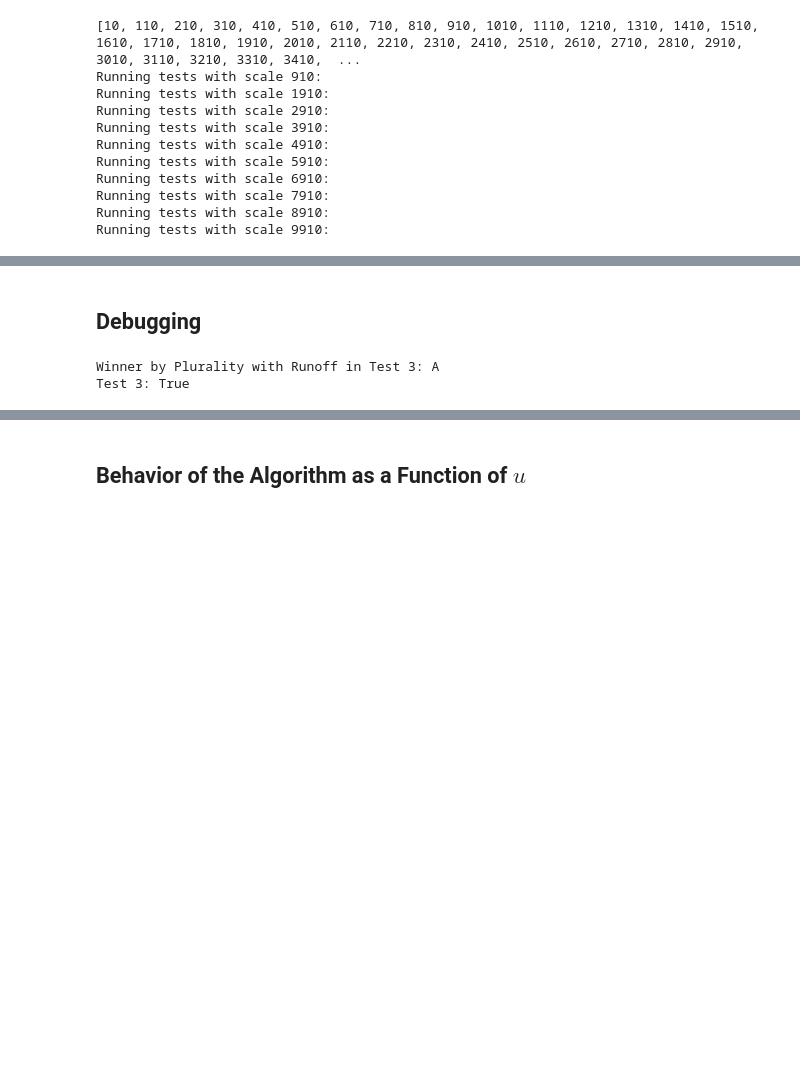
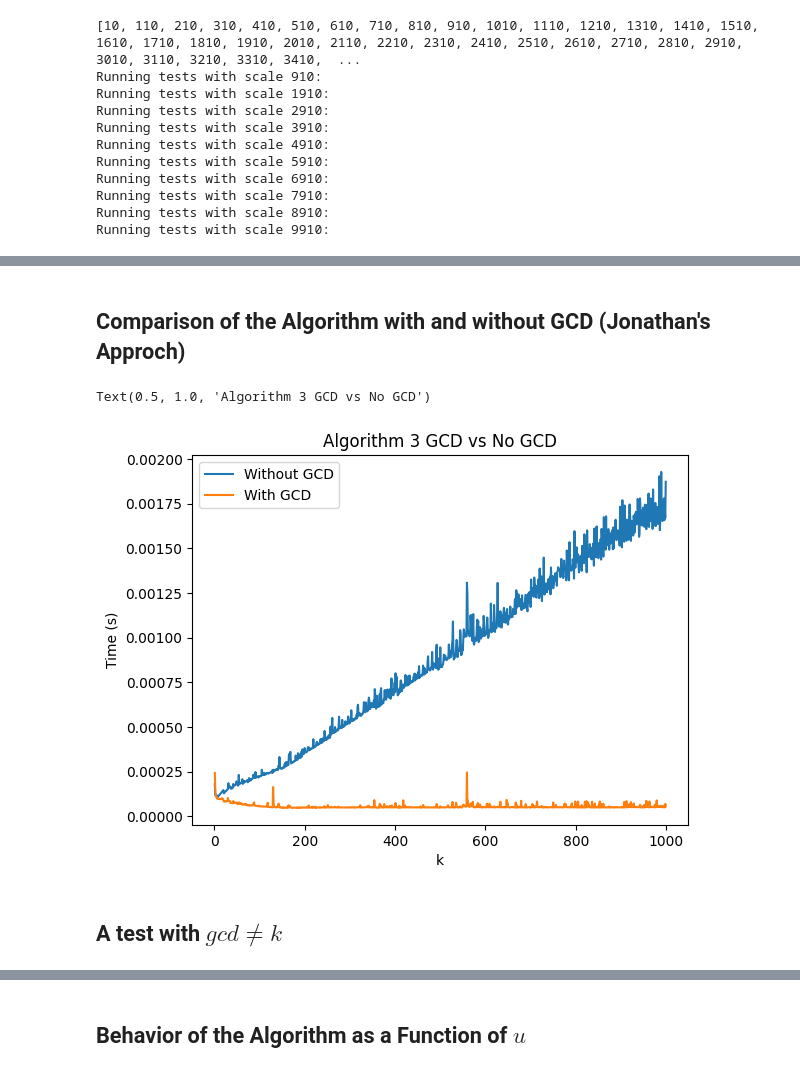
Before and after one commit to jonkouch/social_choice_project, a Jupyter notebook: code/alg_3.ipynb, the cells around one changed output, grey strips where cells are left out. Saved outputs shown, nothing was run; the diff lists cells and outputs as text; code cells hidden in the pictures; blank space fills up the shorter version.

Commit message:
added test where scale is not gcd

```diff
--- a/code/alg_3.ipynb
+++ b/code/alg_3.ipynb
@@ -554,24 +532,46 @@ Text(0.5, 1.0, 'Algorithm 3 GCD vs No GCD')
-# %% [markdown]
-## **Debugging**
-# %%
-candidates = ['A', 'B', 'C', 'D']
-p = 'D'  # The candidate we want to manipulate to win
-
-# Test 3: Edge case of manipulation
-entries_test3 = [
-    ProfileEntry(10, ['B', 'C', 'D', 'A']),
-    ProfileEntry(10, ['C', 'D', 'A', 'B']),
-    ProfileEntry(10, ['D', 'B', 'A', 'C']),
-    ProfileEntry(10, ['A', 'B', 'C', 'D']),
-]
-profile_test3 = Profile(candidates, entries_test3)
-ws_test3 = [entry.count for entry in entries_test3]
-wt_test3 = [2, 2, 2, 2]
-u_test3 = 2
-print("Winner by Plurality with Runoff in Test 3: {}".format(plurality_with_runoff(profile_test3)))
-
-result3 = algorithm_3(candidates, p, profile_test3, ws_test3, wt_test3, u_test3)
-print("Test 3:", result3)
-# %% [output]
-Winner by Plurality with Runoff in Test 3: A
-Test 3: True
+# %% [markdown]
+## **Comparison of the Algorithm with and without GCD (Jonathan's Approch)**
+# %%
+def test_alg3(k: int = 1, gcd: bool = False):
+    p = 'C'
+    entries_test2 = [
+            ProfileEntry(k * 6, ['B', 'C', 'D', 'A']),
+            ProfileEntry(k * 4, ['C', 'D', 'A', 'B']),
+            ProfileEntry(k * 5, ['D', 'A', 'B', 'C']),
+            ProfileEntry(k * 5, ['A', 'B', 'C', 'D']),
+        ]
+    profile_test2 = Profile(candidates, entries_test2)
+    ws_test2 = [entry.count for entry in entries_test2]
+    wt_test2 = [k * 1, k * 1, k * 1, k * 1]
+    u_test2 = 0
+    start_2 = time.time()
+    result2 = algorithm_3(candidates, p, profile_test2, ws_test2, wt_test2, u_test2, gcd=gcd)
+    end_2 = time.time()
+    return end_2 - start_2, result2
+# %%
+k_values = list(range(1, 1000))
+times = []
+times_gcd = []
+
+for i, k in enumerate(k_values):
+    if (i + 1) % 1000 == 0:
+        print(f"Running tests with k {k}:")
+    times.append(test_alg3(k)[0])
+    result2 = test_alg3(k)[1]
+    times_gcd.append(test_alg3(k, gcd=True)[0])
+    result2_gcd = test_alg3(k, gcd=True)[1]
+    if(result2 != result2_gcd):
+        print("Different results")
+        break
+
+plt.plot(k_values, times, label="Without GCD")
+plt.plot(k_values, times_gcd, label="With GCD")
+plt.xlabel("k")
+plt.ylabel("Time (s)")
+plt.legend()
+plt.title("Algorithm 3 GCD vs No GCD")
+# %% [output]
+Text(0.5, 1.0, 'Algorithm 3 GCD vs No GCD')
+[figure, added]
+# %% [markdown]
+## **A test with $gcd \ne k$**
```
Also changed, not shown: parts of 8 cells of this notebook.
